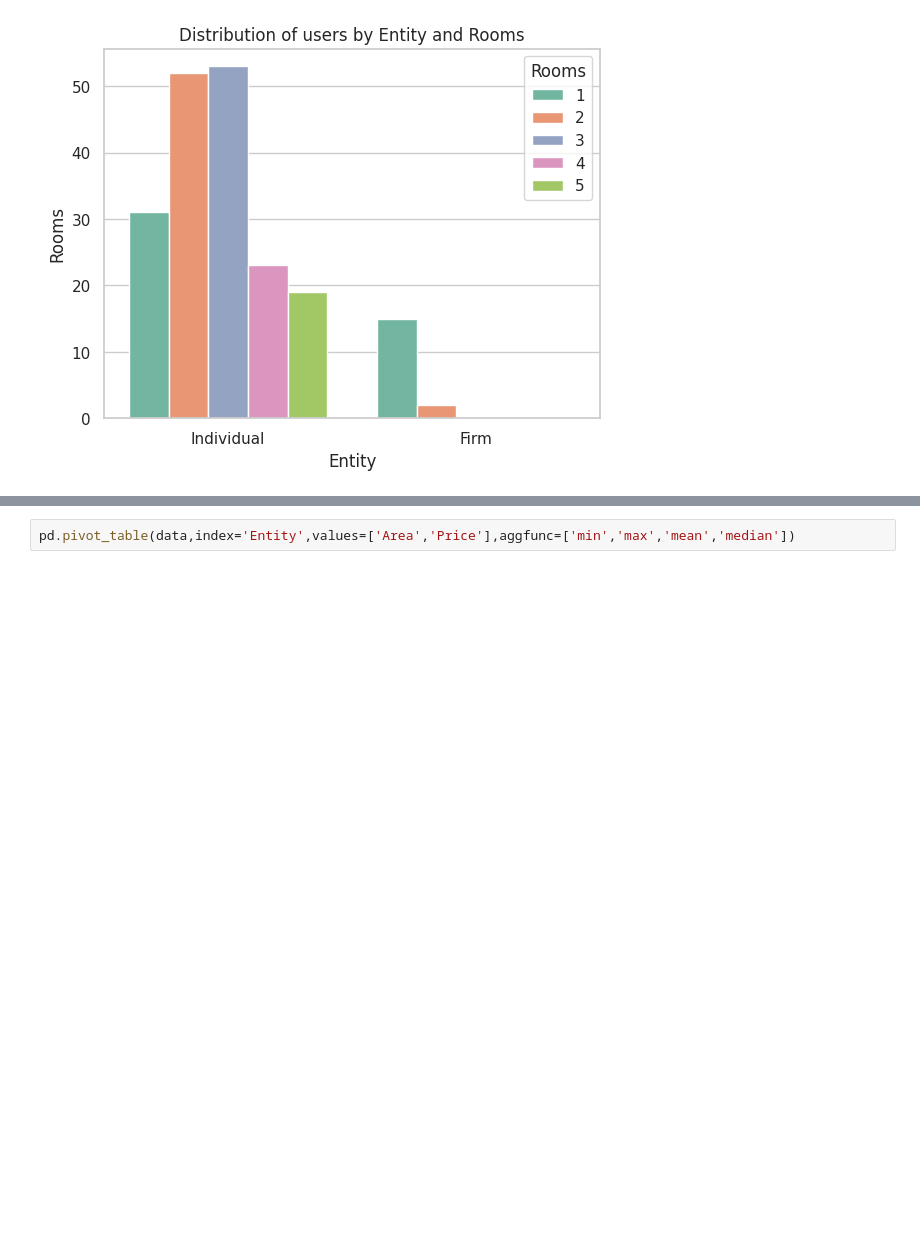
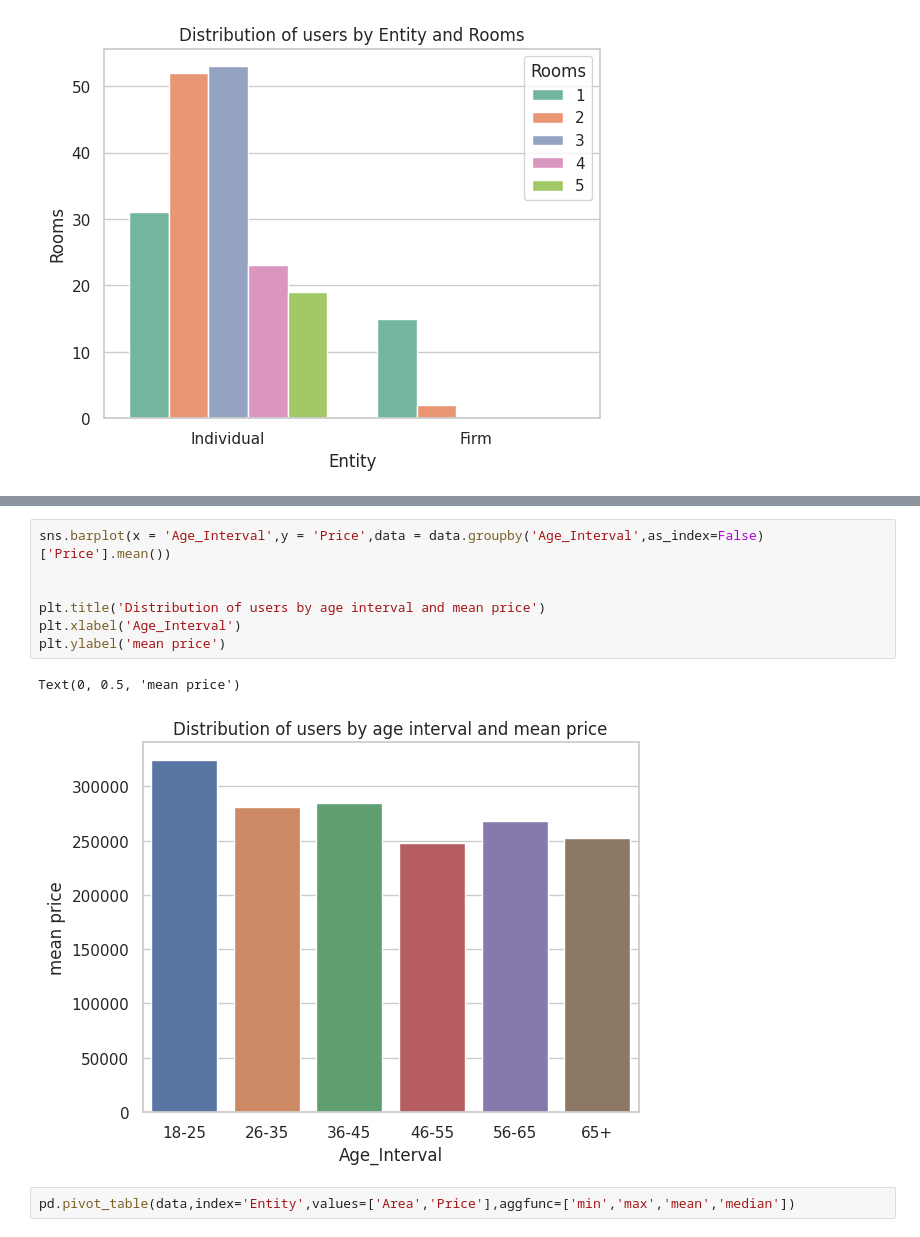
Before and after one commit to DAvocad00/HW2, a Jupyter notebook: EDA/target_customers.ipynb, the cells around one changed output, grey strips where cells are left out. Saved outputs shown, nothing was run; the diff lists cells and outputs as text; blank space fills up the shorter version.

```diff
--- a/EDA/target_customers.ipynb
+++ b/EDA/target_customers.ipynb
@@ -326,3 +335,13 @@ Text(0, 0.5, 'Rooms')
+# %%
+sns.barplot(x = 'Age_Interval',y = 'Price',data = data.groupby('Age_Interval',as_index=False)['Price'].mean())
+
+
+plt.title('Distribution of users by age interval and mean price')
+plt.xlabel('Age_Interval')
+plt.ylabel('mean price')
+# %% [output]
+Text(0, 0.5, 'mean price')
+[figure, added]
 # %%
 pd.pivot_table(data,index='Entity',values=['Area','Price'],aggfunc=['min','max','mean','median'])
 # %% [output]
```
Also changed, not shown: parts of 3 cells of this notebook.
